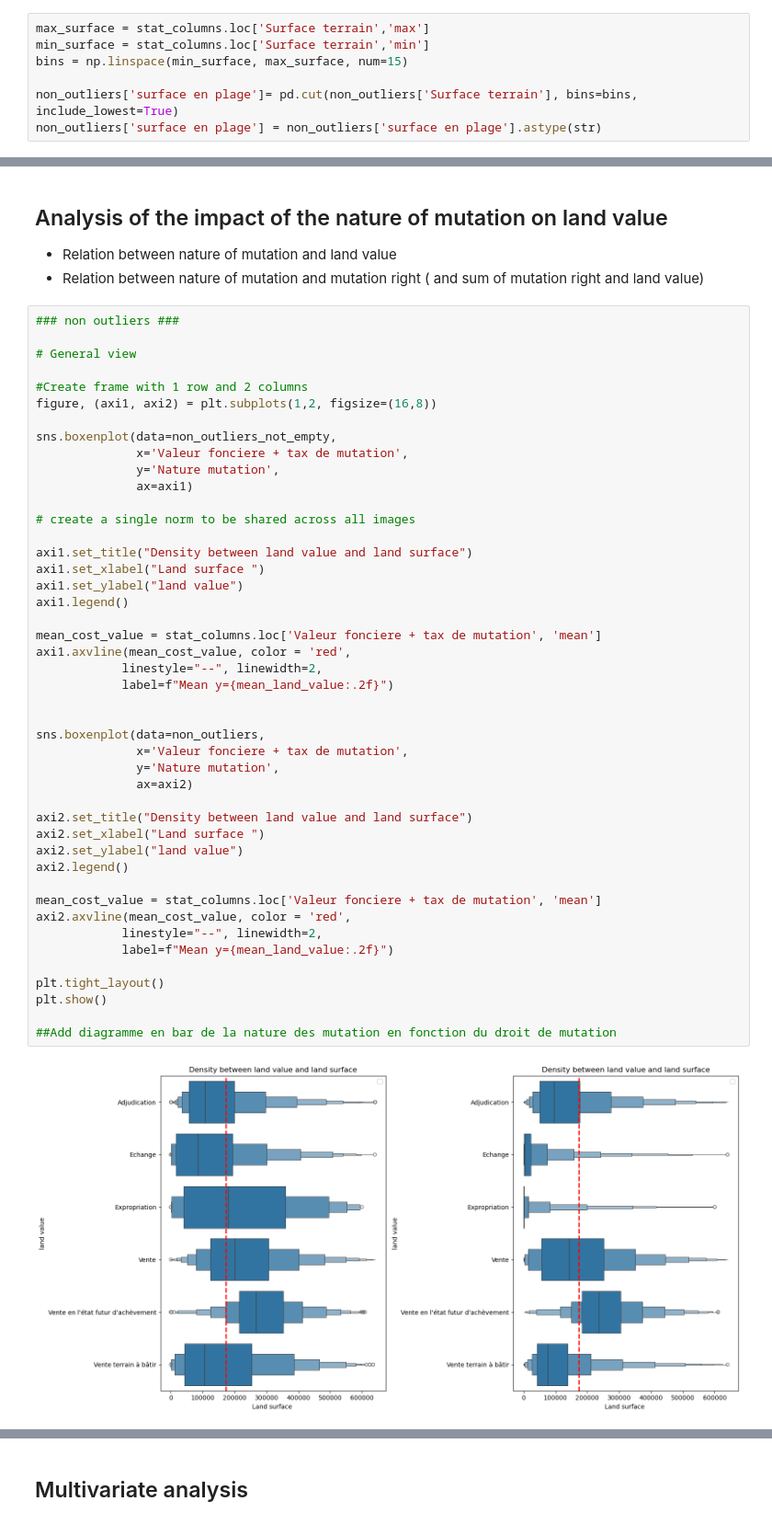
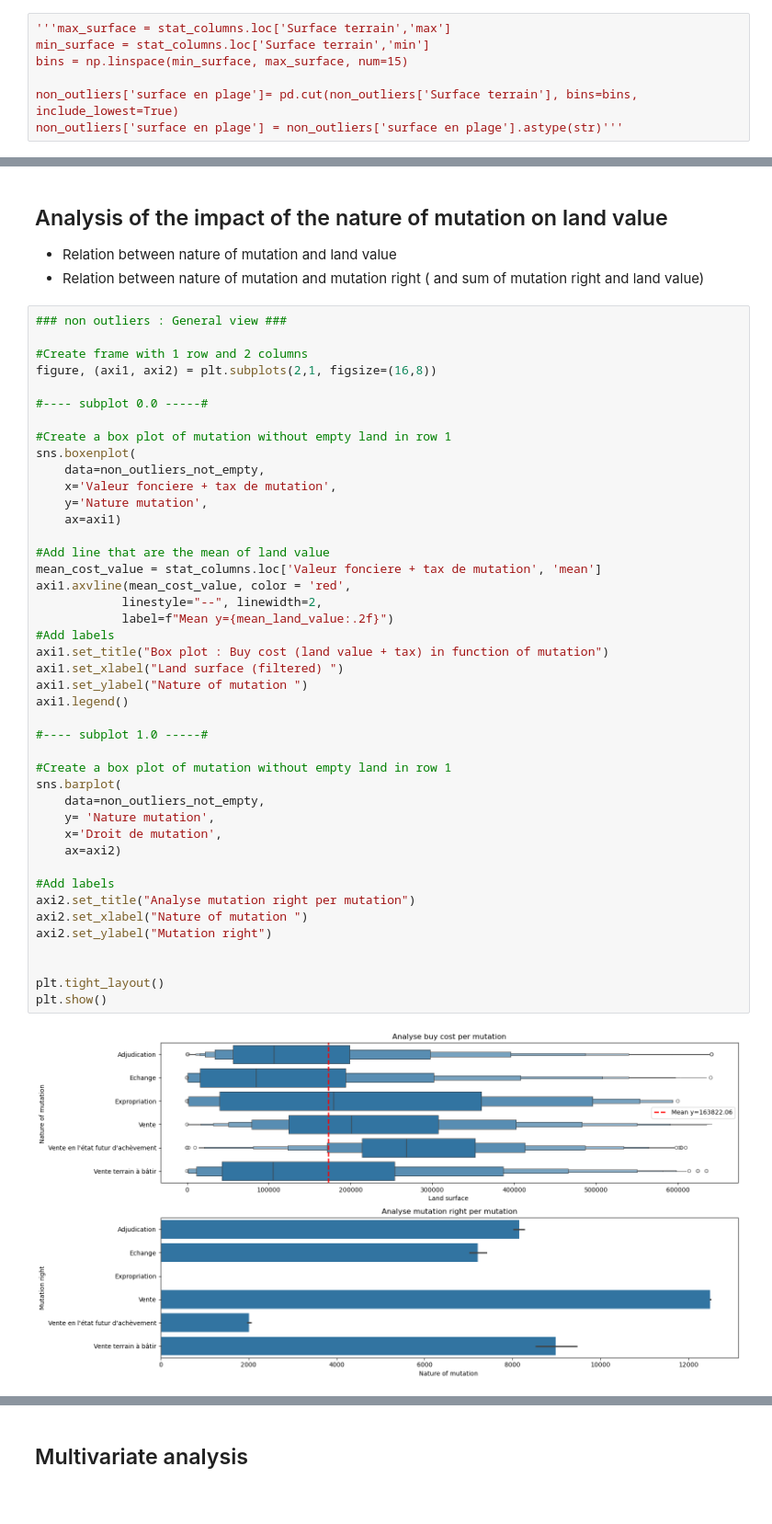
Before and after one commit to Kal3idoscope/Land-data-analysis-French-market, a Jupyter notebook: relationship_variables.ipynb, the cells around one changed output, grey strips where cells are left out. Shown at 92% size. Drawn from its saved outputs; the diff is of its cells as text.

```diff
--- a/relationship_variables.ipynb
+++ b/relationship_variables.ipynb
@@ -389,8 +356,8 @@ Advice for investor :
 # %%
-max_surface = stat_columns.loc['Surface terrain','max']
+'''max_surface = stat_columns.loc['Surface terrain','max']
 min_surface = stat_columns.loc['Surface terrain','min']
 bins = np.linspace(min_surface, max_surface, num=15)
 
 non_outliers['surface en plage']= pd.cut(non_outliers['Surface terrain'], bins=bins, include_lowest=True)
-non_outliers['surface en plage'] = non_outliers['surface en plage'].astype(str)
+non_outliers['surface en plage'] = non_outliers['surface en plage'].astype(str)'''
 # %% [markdown]
@@ -841,49 +919,47 @@ plt.show()
   - Relation between nature of mutation and land value
   - Relation between nature of mutation and mutation right ( and sum of mutation right and land value)
 # %%
-### non outliers ###
-
-# General view
+### non outliers : General view ###
 
 #Create frame with 1 row and 2 columns
-figure, (axi1, axi2) = plt.subplots(1,2, figsize=(16,8))
+figure, (axi1, axi2) = plt.subplots(2,1, figsize=(16,8))
 
-sns.boxenplot(data=non_outliers_not_empty,
-              x='Valeur fonciere + tax de mutation',
-              y='Nature mutation',
-              ax=axi1)
+#---- subplot 0.0 -----#
 
-# create a single norm to be shared across all images
+#Create a box plot of mutation without empty land in row 1
+sns.boxenplot(
+    data=non_outliers_not_empty,
+    x='Valeur fonciere + tax de mutation',
+    y='Nature mutation',
+    ax=axi1)
 
-axi1.set_title("Density between land value and land surface")
-axi1.set_xlabel("Land surface ")
-axi1.set_ylabel("land value")
-axi1.legend()
-
+#Add line that are the mean of land value
 mean_cost_value = stat_columns.loc['Valeur fonciere + tax de mutation', 'mean']
 axi1.axvline(mean_cost_value, color = 'red',
             linestyle="--", linewidth=2,
             label=f"Mean y={mean_land_value:.2f}")
+#Add labels
+axi1.set_title("Box plot : Buy cost (land value + tax) in function of mutation")
+axi1.set_xlabel("Land surface (filtered) ")
+axi1.set_ylabel("Nature of mutation ")
+axi1.legend()
 
+#---- subplot 1.0 -----#
 
-sns.boxenplot(data=non_outliers,
-              x='Valeur fonciere + tax de mutation',
-              y='Nature mutation',
-              ax=axi2)
+#Create a box plot of mutation without empty land in row 1
+sns.barplot(
+    data=non_outliers_not_empty,
+    y= 'Nature mutation',
+    x='Droit de mutation',
+    ax=axi2)
 
-axi2.set_title("Density between land value and land surface")
-axi2.set_xlabel("Land surface ")
-axi2.set_ylabel("land value")
-axi2.legend()
+#Add labels
+axi2.set_title("Analyse mutation right per mutation")
+axi2.set_xlabel("Nature of mutation ")
+axi2.set_ylabel("Mutation right")
 
-mean_cost_value = stat_columns.loc['Valeur fonciere + tax de mutation', 'mean']
-axi2.axvline(mean_cost_value, color = 'red',
-            linestyle="--", linewidth=2,
-            label=f"Mean y={mean_land_value:.2f}")
 
 plt.tight_layout()
 plt.show()
-
-##Add diagramme en bar de la nature des mutation en fonction du droit de mutation
 # %% [output]
-[figure, old version]
+[figure, new version]
```
Also changed, not shown: parts of 28 cells of this notebook.
